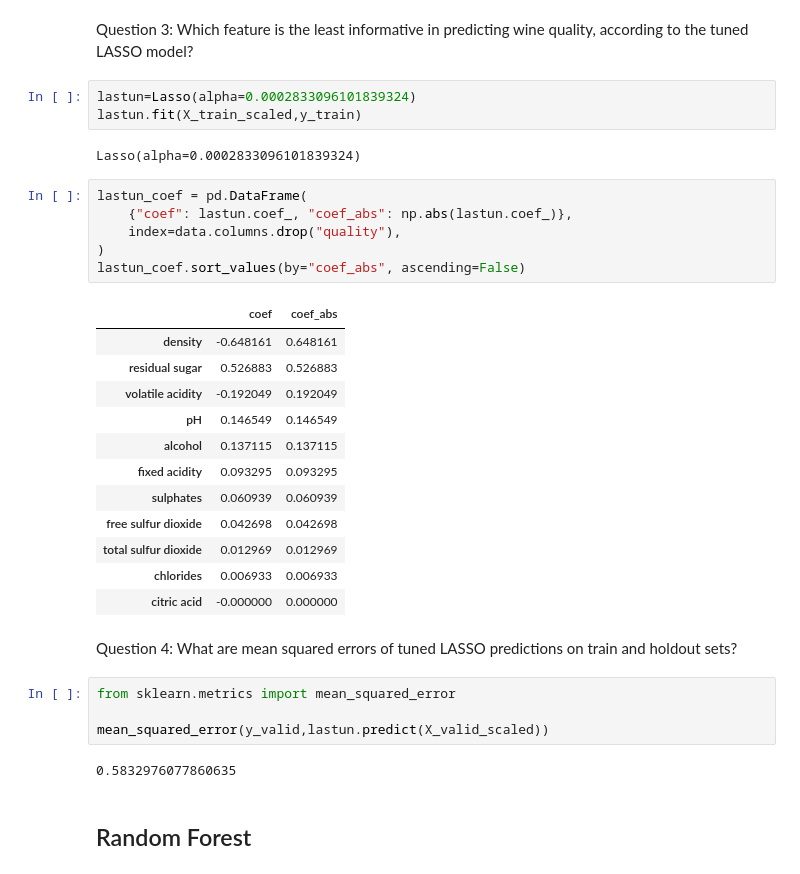
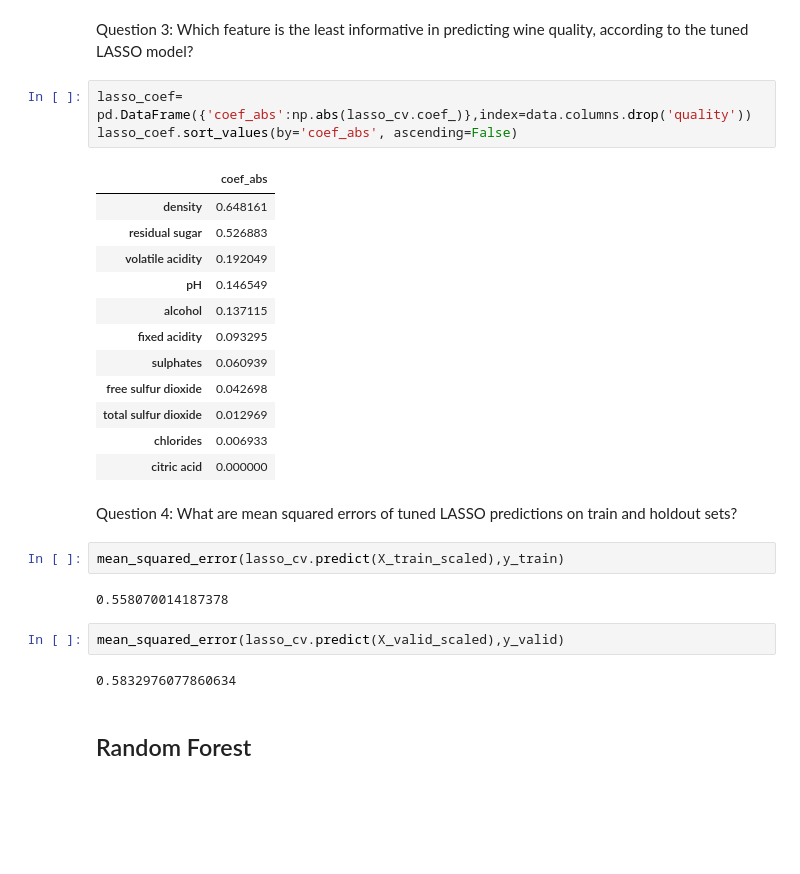
Before and after one commit to YogiramV/MLCourse.ai, a Jupyter notebook: regression/wine.ipynb, the cells around one changed output. Saved outputs shown, nothing was run; the diff lists cells and outputs as text; blank space fills up the shorter version.

```diff
--- a/regression/wine.ipynb
+++ b/regression/wine.ipynb
@@ -131,37 +146,31 @@ np.float64(0.0002833096101839324)
 # %% [markdown]
 Question 3: Which feature is the least informative in predicting wine quality, according to the tuned LASSO model?
 # %%
-lastun=Lasso(alpha=0.0002833096101839324)
-lastun.fit(X_train_scaled,y_train)
+lasso_coef= pd.DataFrame({'coef_abs':np.abs(lasso_cv.coef_)},index=data.columns.drop('quality'))
+lasso_coef.sort_values(by='coef_abs', ascending=False)
 # %% [output]
-Lasso(alpha=0.0002833096101839324)
+|  | coef_abs |
+| density | 0.648161 |
+| residual sugar | 0.526883 |
+| volatile acidity | 0.192049 |
+| pH | 0.146549 |
+| alcohol | 0.137115 |
+| fixed acidity | 0.093295 |
+| sulphates | 0.060939 |
+| free sulfur dioxide | 0.042698 |
+| total sulfur dioxide | 0.012969 |
+| chlorides | 0.006933 |
+| citric acid | 0.000000 |
-# %%
-lastun_coef = pd.DataFrame(
-    {"coef": lastun.coef_, "coef_abs": np.abs(lastun.coef_)},
-    index=data.columns.drop("quality"),
-)
-lastun_coef.sort_values(by="coef_abs", ascending=False)
-# %% [output]
-|  | coef | coef_abs |
-| density | -0.648161 | 0.648161 |
-| residual sugar | 0.526883 | 0.526883 |
-| volatile acidity | -0.192049 | 0.192049 |
-| pH | 0.146549 | 0.146549 |
-| alcohol | 0.137115 | 0.137115 |
-| fixed acidity | 0.093295 | 0.093295 |
-| sulphates | 0.060939 | 0.060939 |
-| free sulfur dioxide | 0.042698 | 0.042698 |
-| total sulfur dioxide | 0.012969 | 0.012969 |
-| chlorides | 0.006933 | 0.006933 |
-| citric acid | -0.000000 | 0.000000 |
 # %% [markdown]
 Question 4: What are mean squared errors of tuned LASSO predictions on train and holdout sets?
 # %%
-from sklearn.metrics import mean_squared_error
-
-mean_squared_error(y_valid,lastun.predict(X_valid_scaled))
+mean_squared_error(lasso_cv.predict(X_train_scaled),y_train)
 # %% [output]
-0.5832976077860635
+0.558070014187378
+# %%
+mean_squared_error(lasso_cv.predict(X_valid_scaled),y_valid)
+# %% [output]
+0.5832976077860634
 # %% [markdown]
 ## Random Forest
 # %% [markdown]
```
Also changed, not shown: parts of 21 cells of this notebook.
